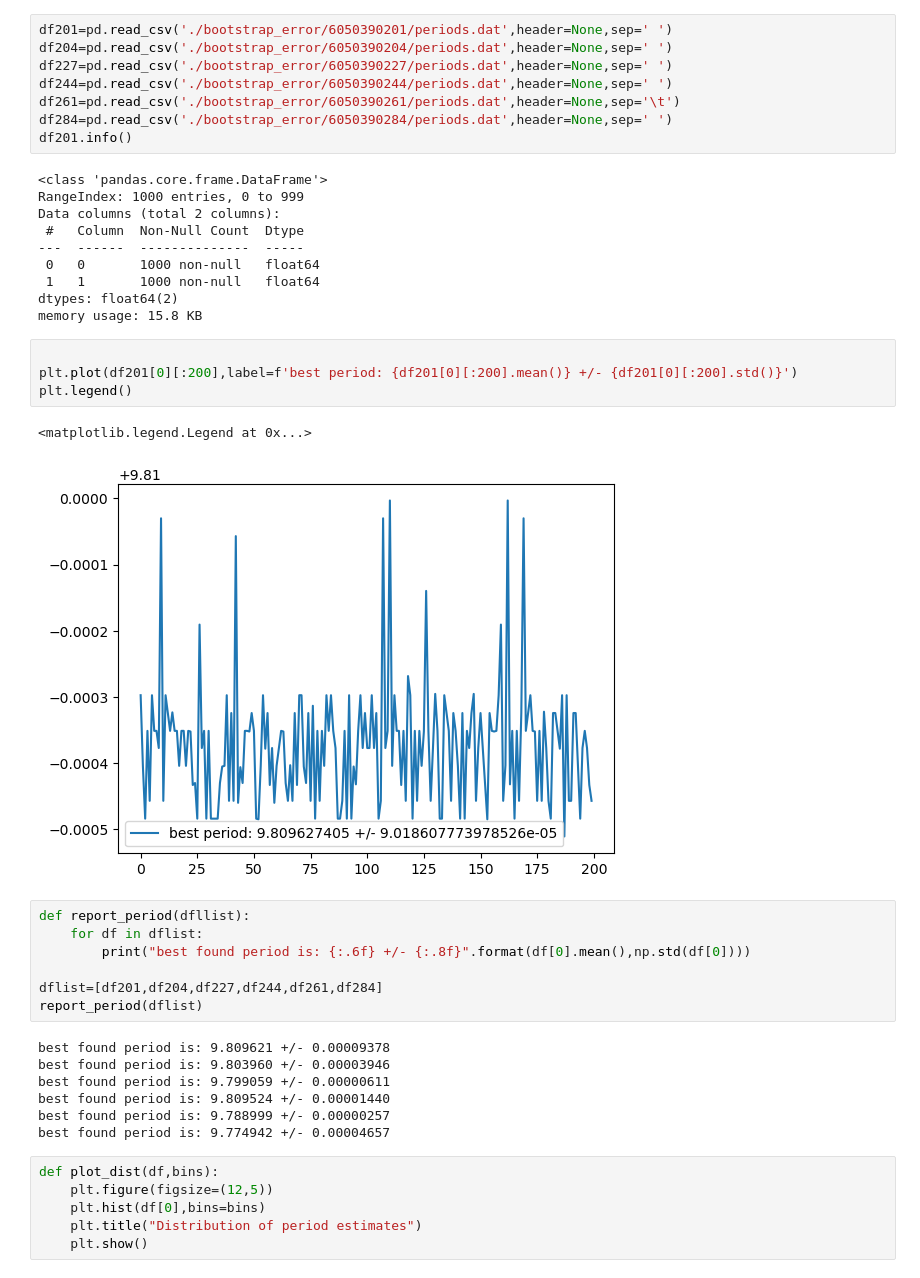
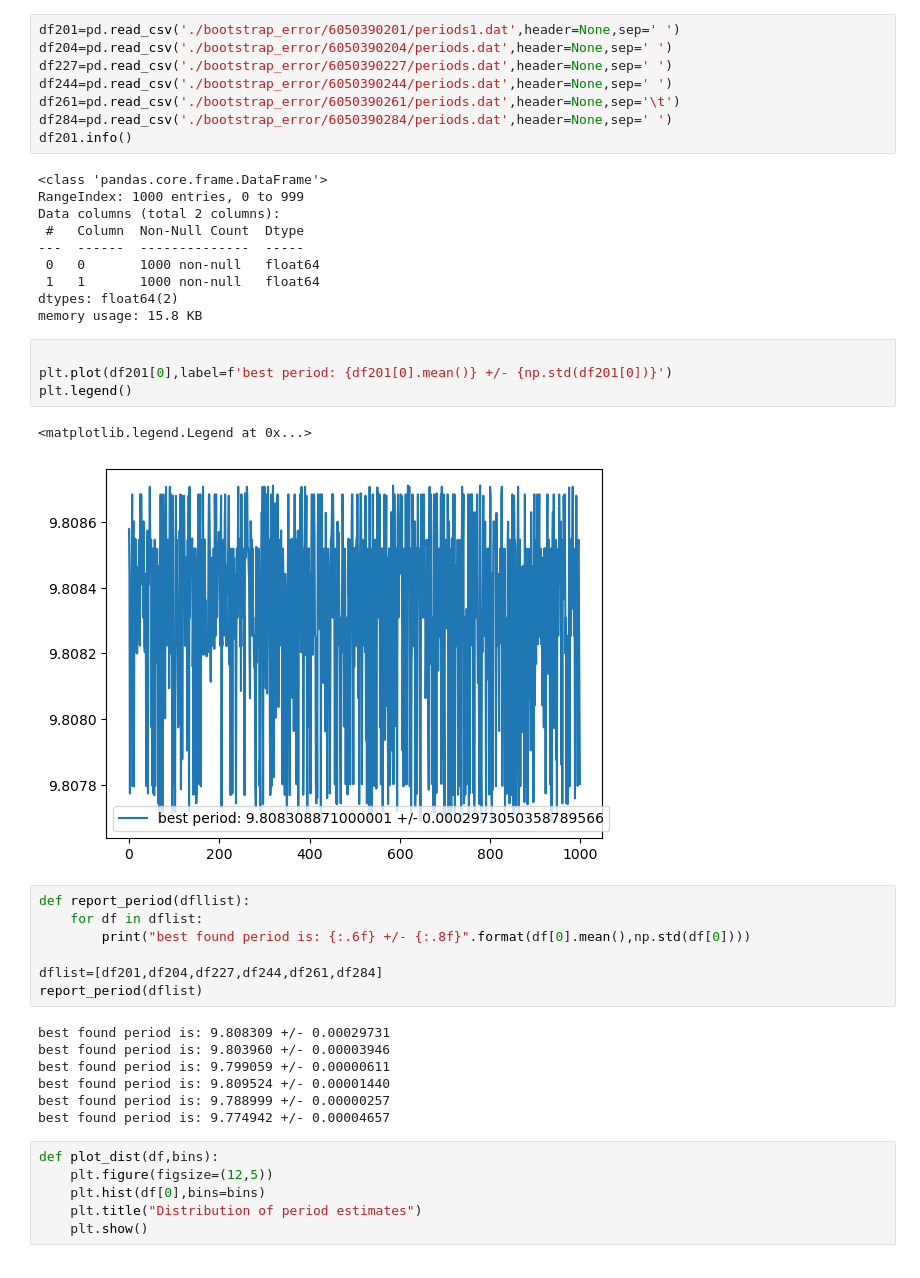
Before and after one commit to supremeKAI40/ULXP_thesis_analysis, a Jupyter notebook: nicer/nb_bootstrap_reportin.ipynb, the cells around one changed output. Saved outputs shown, nothing was run; the diff lists cells and outputs as text.

```diff
--- a/nicer/nb_bootstrap_reportin.ipynb
+++ b/nicer/nb_bootstrap_reportin.ipynb
@@ -294,7 +294,7 @@ import pandas as pd
 import matplotlib.pyplot as plt
 import numpy as np
 # %%
-df201=pd.read_csv('./bootstrap_error/6050390201/periods.dat',header=None,sep=' ')
+df201=pd.read_csv('./bootstrap_error/6050390201/periods1.dat',header=None,sep=' ')
 df204=pd.read_csv('./bootstrap_error/6050390204/periods.dat',header=None,sep=' ')
 df227=pd.read_csv('./bootstrap_error/6050390227/periods.dat',header=None,sep=' ')
 df244=pd.read_csv('./bootstrap_error/6050390244/periods.dat',header=None,sep=' ')
@@ -313,11 +313,11 @@ dtypes: float64(2)
 memory usage: 15.8 KB
 # %%
 
-plt.plot(df201[0][:200],label=f'best period: {df201[0][:200].mean()} +/- {df201[0][:200].std()}')
+plt.plot(df201[0],label=f'best period: {df201[0].mean()} +/- {np.std(df201[0])}')
 plt.legend()
 # %% [output]
 <matplotlib.legend.Legend at 0x...>
-[figure, old version]
+[figure, new version]
 # %%
 def report_period(dfllist):
     for df in dflist:
@@ -326,7 +326,7 @@ def report_period(dfllist):
 dflist=[df201,df204,df227,df244,df261,df284]
 report_period(dflist)
 # %% [output]
-best found period is: 9.809621 +/- 0.00009378
+best found period is: 9.808309 +/- 0.00029731
 best found period is: 9.803960 +/- 0.00003946
 best found period is: 9.799059 +/- 0.00000611
 best found period is: 9.809524 +/- 0.00001440
```
Also changed, not shown: parts of 2 cells of this notebook, 8 other files.
